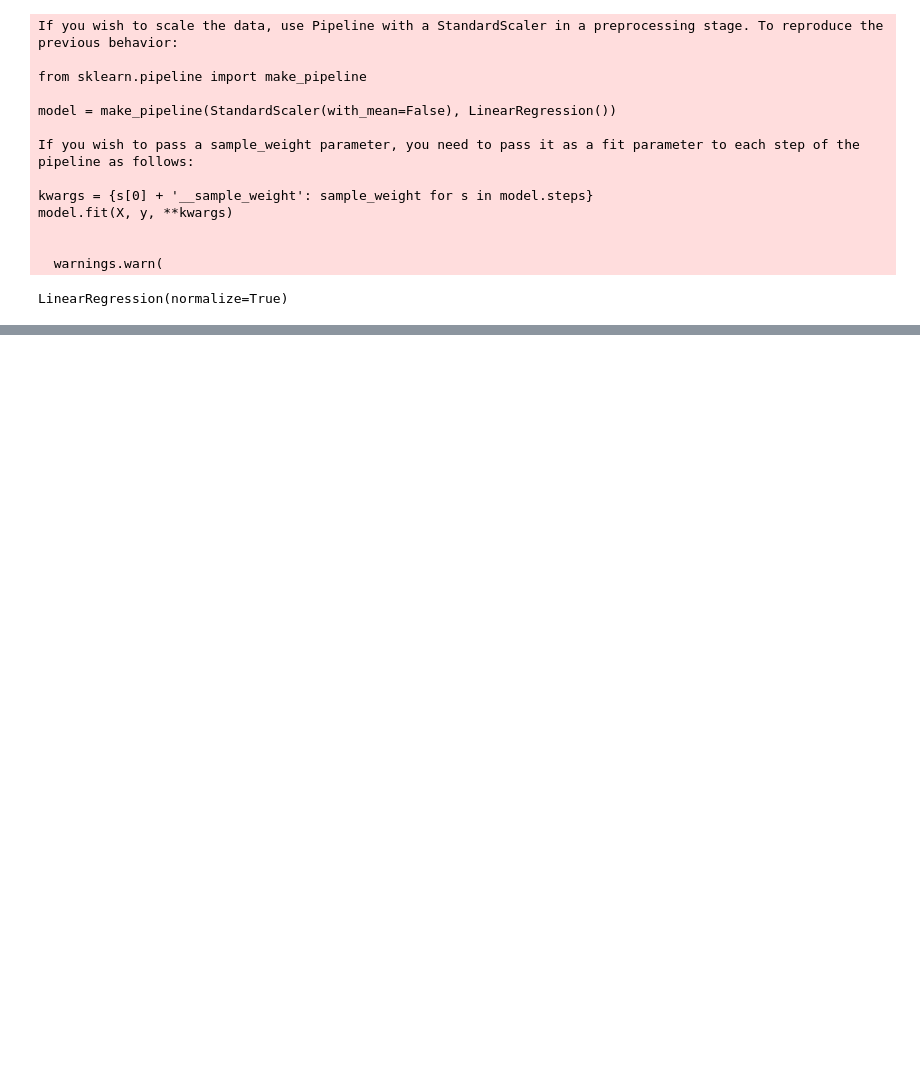
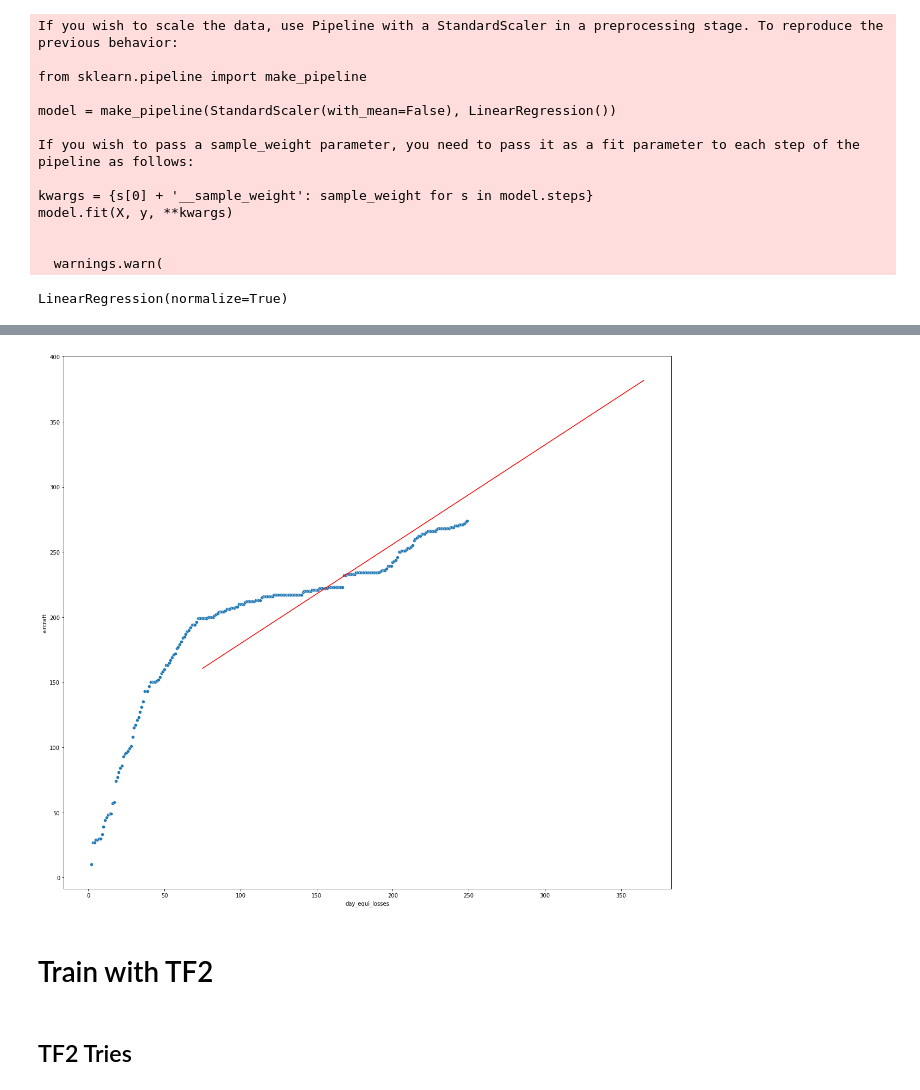
Before and after one commit to MohamedBelhedi/ukrainwarlosses, a Jupyter notebook: Losses of the Russian Army.ipynb, the cells around one changed output, grey strips where cells are left out. Drawn from its saved outputs; the diff is of its cells as text; code cells hidden in the pictures; blank space fills up the shorter version.

Commit message:
continue and make a predict losses of the Military equis since 02/22-02/23

```diff
--- a/Losses of the Russian Army.ipynb
+++ b/Losses of the Russian Army.ipynb
@@ -90,5 +76,5 @@ print(model.score(X_train,y_train))
 # %%
-X_pred=pd.DataFrame([[10,10,15,10],[154,200,10,5]],columns=["aircraft","helicopter","tank","APC"])
+X_pred=pd.DataFrame([[75],[200],[300],[365]],columns=["day_equi_losses"])
 # %%
-model.predict(X_pred)
+resultsdays=model.predict(X_pred)
 # %% [output]
@@ -95,0 +87,2 @@ array([ -4.71214012, -42.46775714])
+# %%
+resultdays_df=pd.DataFrame(resultsdays,columns=["aircraft","helicopter","tank","APC"])
@@ -95,0 +97,2 @@ array([ -4.71214012, -42.46775714])
+# %%
+result_complete_df=pd.concat([X_pred,resultdays_df],axis=1)
@@ -95,0 +116,10 @@ array([ -4.71214012, -42.46775714])
+# %%
+plt.figure(figsize=(20,18))
+ax=sns.lineplot(x=result_complete_df["day_equi_losses"]
+        ,y=result_complete_df["aircraft"],color="red")
+sns.scatterplot(x="day",y="aircraft",data=df,ax=ax)
+plt.show()
+# %% [output]
+[figure, added]
+# %% [markdown]
+# Train with TF2
@@ -95,0 +141,2 @@ array([ -4.71214012, -42.46775714])
+# %% [markdown]
+## TF2 Tries
```
Also changed, not shown: parts of 18 cells of this notebook.
